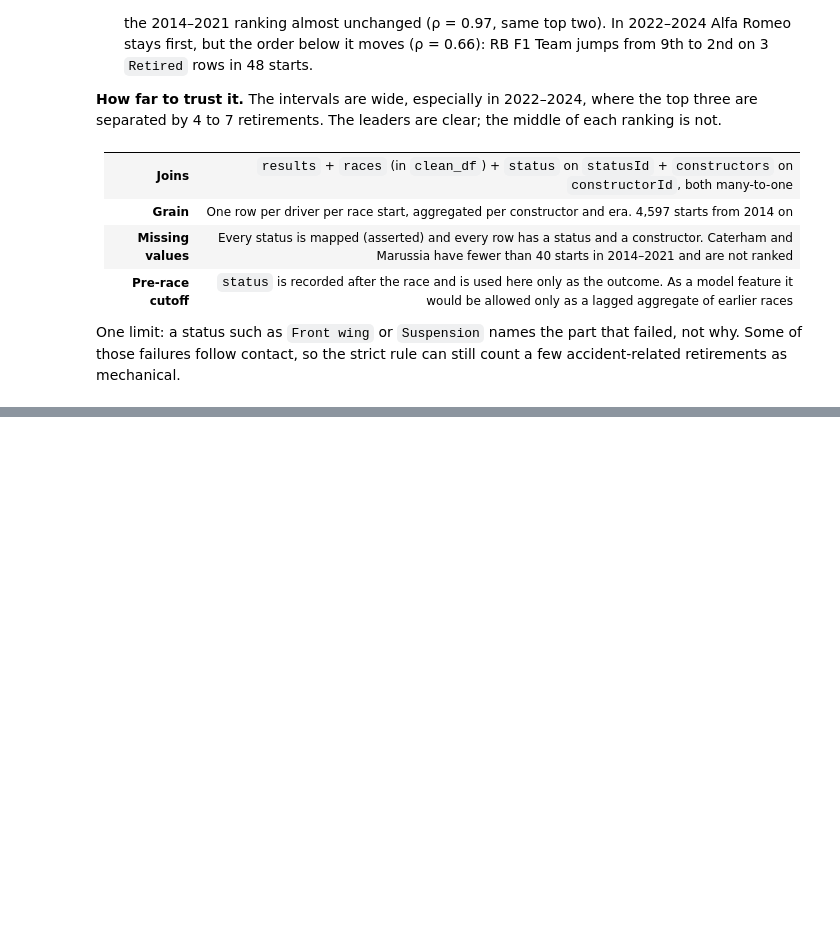
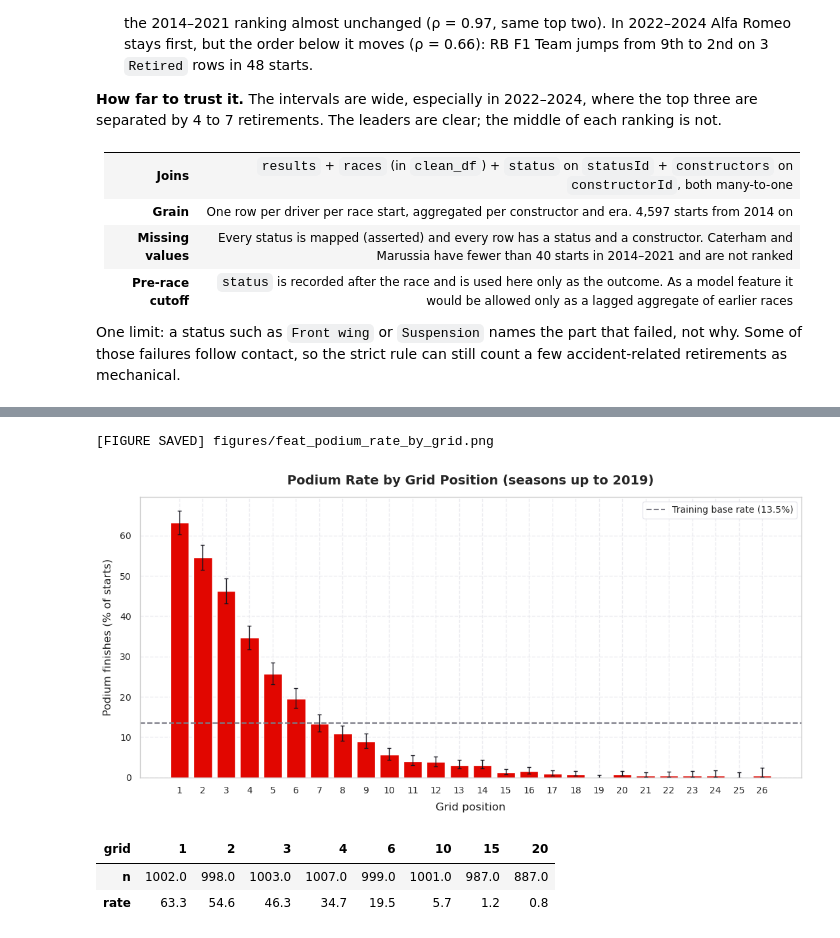
Before and after one commit to Abdel-RahmanIII/Formula-1, a Jupyter notebook: formula-1.ipynb, the cells around one changed output, grey strips where cells are left out. Saved outputs shown, nothing was run; the diff lists cells and outputs as text; code cells hidden in the pictures; blank space fills up the shorter version.

```diff
--- a/formula-1.ipynb
+++ b/formula-1.ipynb
@@ -1687,0 +1841,10 @@ One limit: a status such as `Front wing` or `Suspension` names the part that fai
+# %%
+# Task 12.7: sprint features are left out (DEC-016)
+sprint_rows = clean_df[GRAIN + ["year"]].merge(sprint_clean[GRAIN + ["sprint_position"]], on=GRAIN, how="left")
+split_labels = pd.cut(sprint_rows["year"], bins=[0, TRAIN_MAX_YEAR, TEST_MIN_YEAR - 1, 9999], labels=["train", "validation", "test"])
+display(sprint_rows.groupby(split_labels, observed=True)["sprint_position"].agg(rows="size", rows_with_sprint="count").T)
+
+# The first sprint was held in 2021, so the training seasons contain none: a model cannot learn from the column
+FEATURE_GROUPS.pop("sprint", None)
+FEATURE_COLUMNS: List[str] = [col for cols in FEATURE_GROUPS.values() for col in cols]
+print(f"{len(FEATURE_COLUMNS)} features in {len(FEATURE_GROUPS)} groups: {', '.join(FEATURE_GROUPS)}")
@@ -1687,0 +2069,22 @@ One limit: a status such as `Front wing` or `Suspension` names the part that fai
+# %%
+# Task 14.2: podium rate by grid position (training seasons)
+by_grid = rate_table(train_df[train_df["grid"] <= 26], ["grid"], TARGET_COLUMN)
+
+fig, ax = plt.subplots(figsize=(11, 5.5))
+ax.bar(by_grid["grid"], by_grid["rate"], color=F1_PALETTE["crimson"], width=0.8,
+       yerr=[(by_grid["rate"] - by_grid["ci_low"]).clip(lower=0), (by_grid["ci_high"] - by_grid["rate"]).clip(lower=0)],
+       error_kw={"ecolor": F1_PALETTE["dark"], "elinewidth": 1, "capsize": 2})
+ax.axhline(train_df[TARGET_COLUMN].mean() * 100, color=F1_PALETTE["gray"], linestyle="--",
+           label=f"Training base rate ({train_df[TARGET_COLUMN].mean():.1%})")
+ax.set(title=f"Podium Rate by Grid Position (seasons up to {TRAIN_MAX_YEAR})", xlabel="Grid position",
+       ylabel="Podium finishes (% of starts)", xticks=range(1, 27))
+ax.legend()
+save_fig("feat_podium_rate_by_grid")
+plt.show()
+display(by_grid.set_index("grid").loc[[1, 2, 3, 4, 6, 10, 15, 20], ["n", "rate"]].round(1).T)
+# %% [output]
+[FIGURE SAVED] figures/feat_podium_rate_by_grid.png
+[figure, added]
+| grid | 1 | 2 | 3 | 4 | 6 | 10 | 15 | 20 |
+| n | 1002.0 | 998.0 | 1003.0 | 1007.0 | 999.0 | 1001.0 | 987.0 | 887.0 |
+| rate | 63.3 | 54.6 | 46.3 | 34.7 | 19.5 | 5.7 | 1.2 | 0.8 |
```
Also changed, not shown: parts of 23 cells of this notebook, 8 other files.
